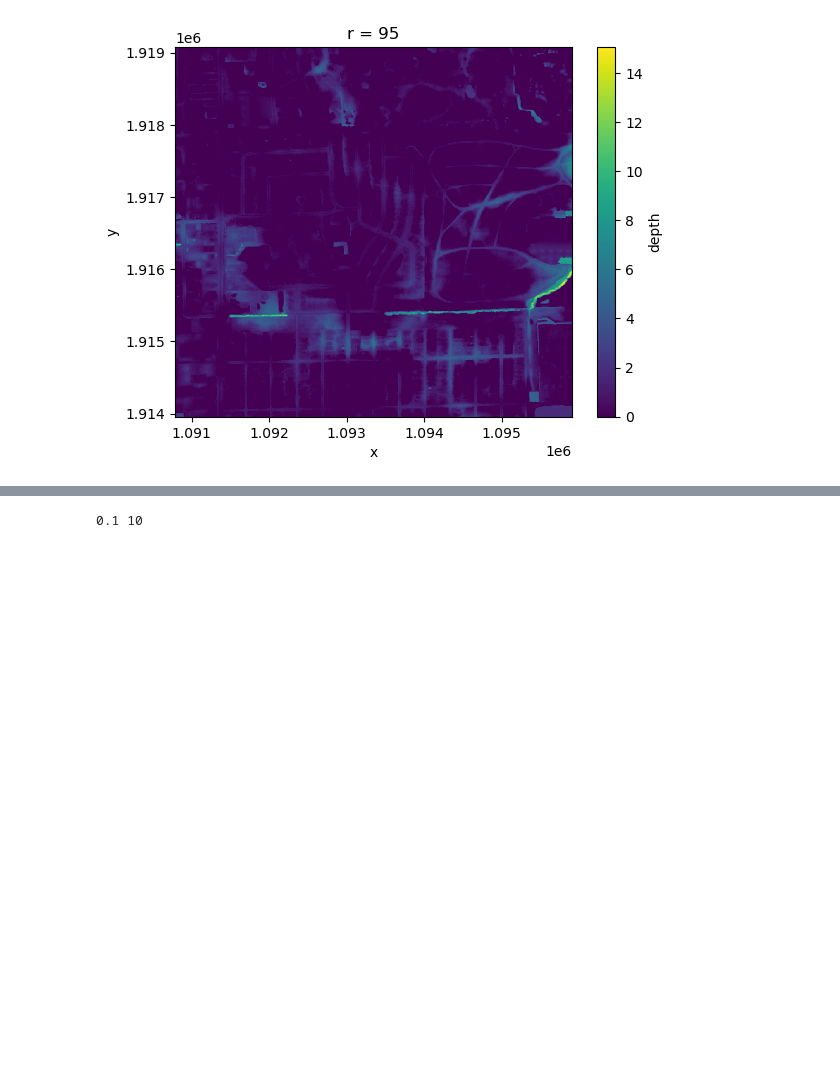
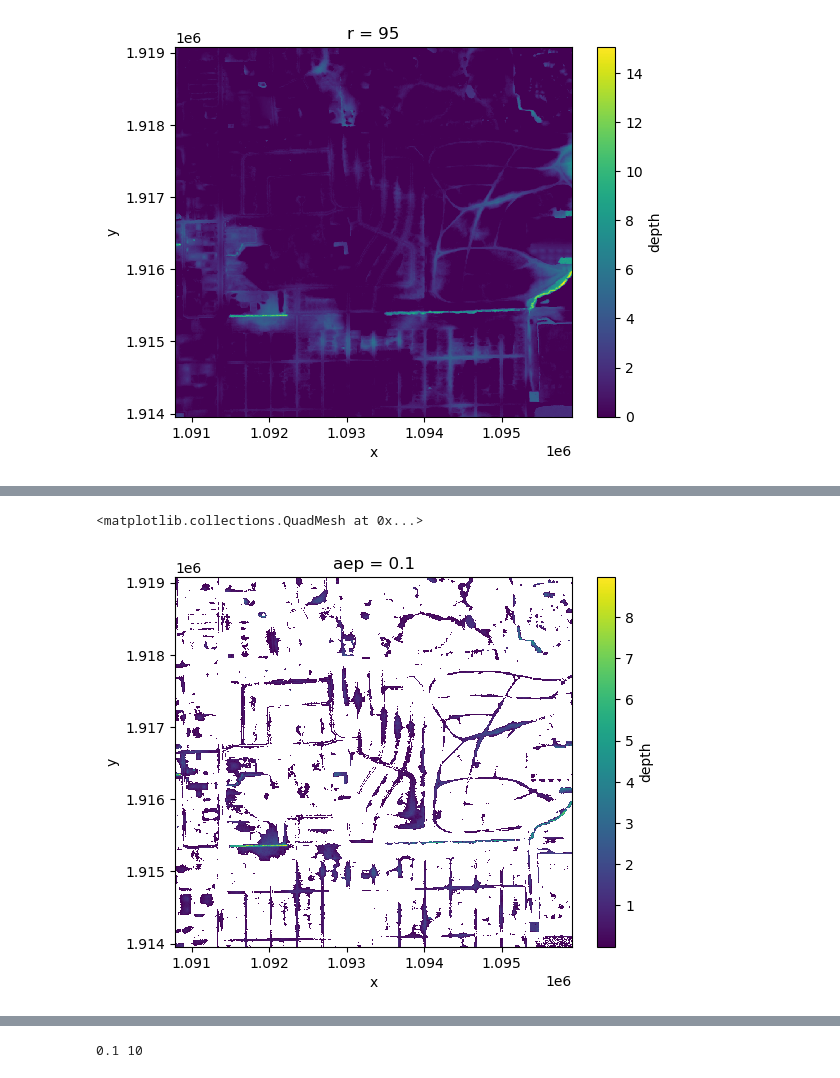
Before and after one commit to arc-pts/ffrd-grid-concept, a Jupyter notebook: ffrd-grid-concept.ipynb, the cells around one changed output, grey strips where cells are left out. Cells and saved outputs as stored; diff of their text form; code cells hidden in the pictures; blank space fills up the shorter version.

```diff
--- a/ffrd-grid-concept.ipynb
+++ b/ffrd-grid-concept.ipynb
@@ -190,0 +309,6 @@ with open(WEIGHTS, 'r') as weights_file:
+# %%
+depth = depth_quantiles_ds.depth.sel(aep=0.1)
+depth.where(depth > 0.0).plot()
+# %% [output]
+<matplotlib.collections.QuadMesh at 0x...>
+[figure, added]
```
Also changed, not shown: parts of 15 cells of this notebook, 1 other file.
